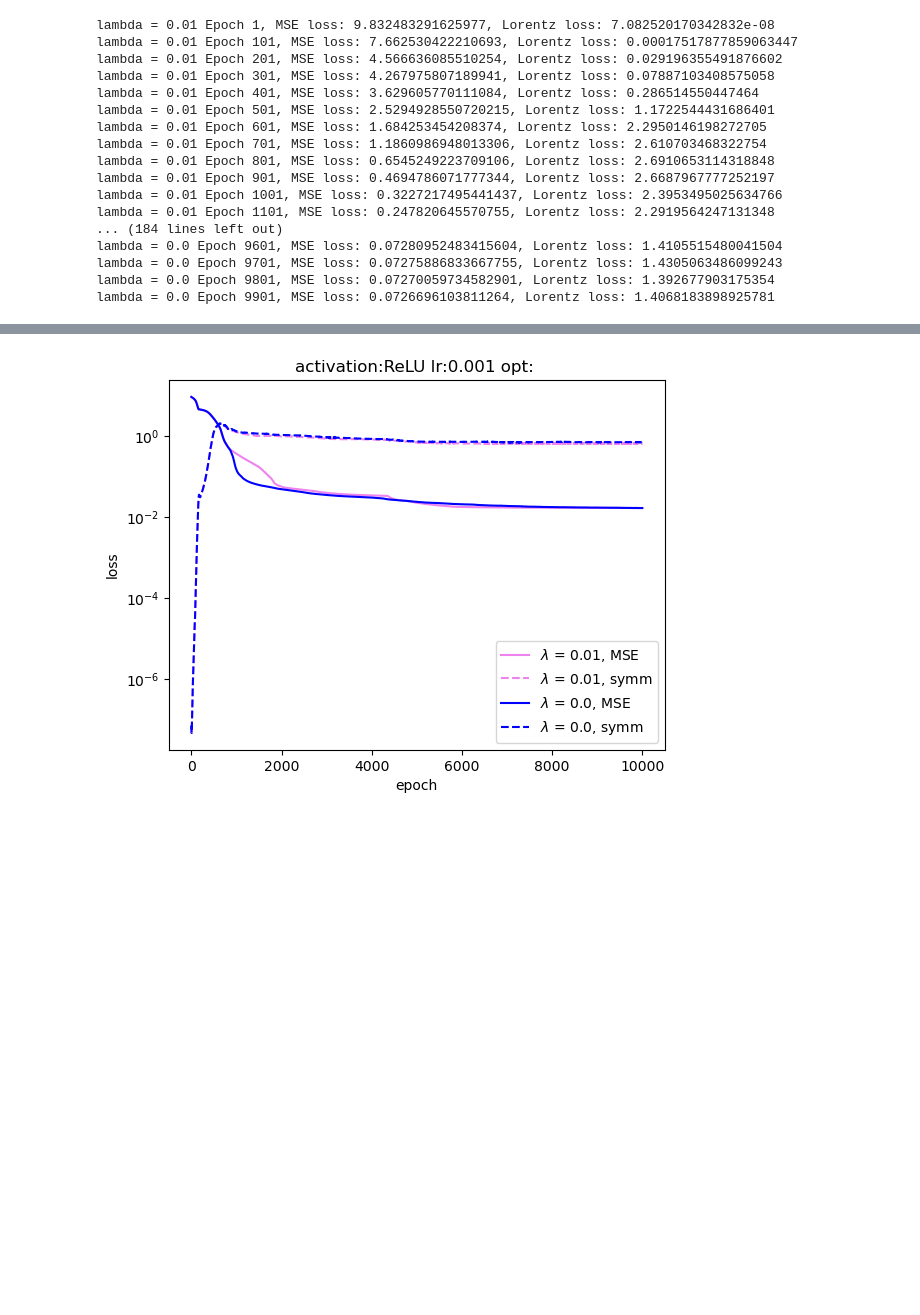
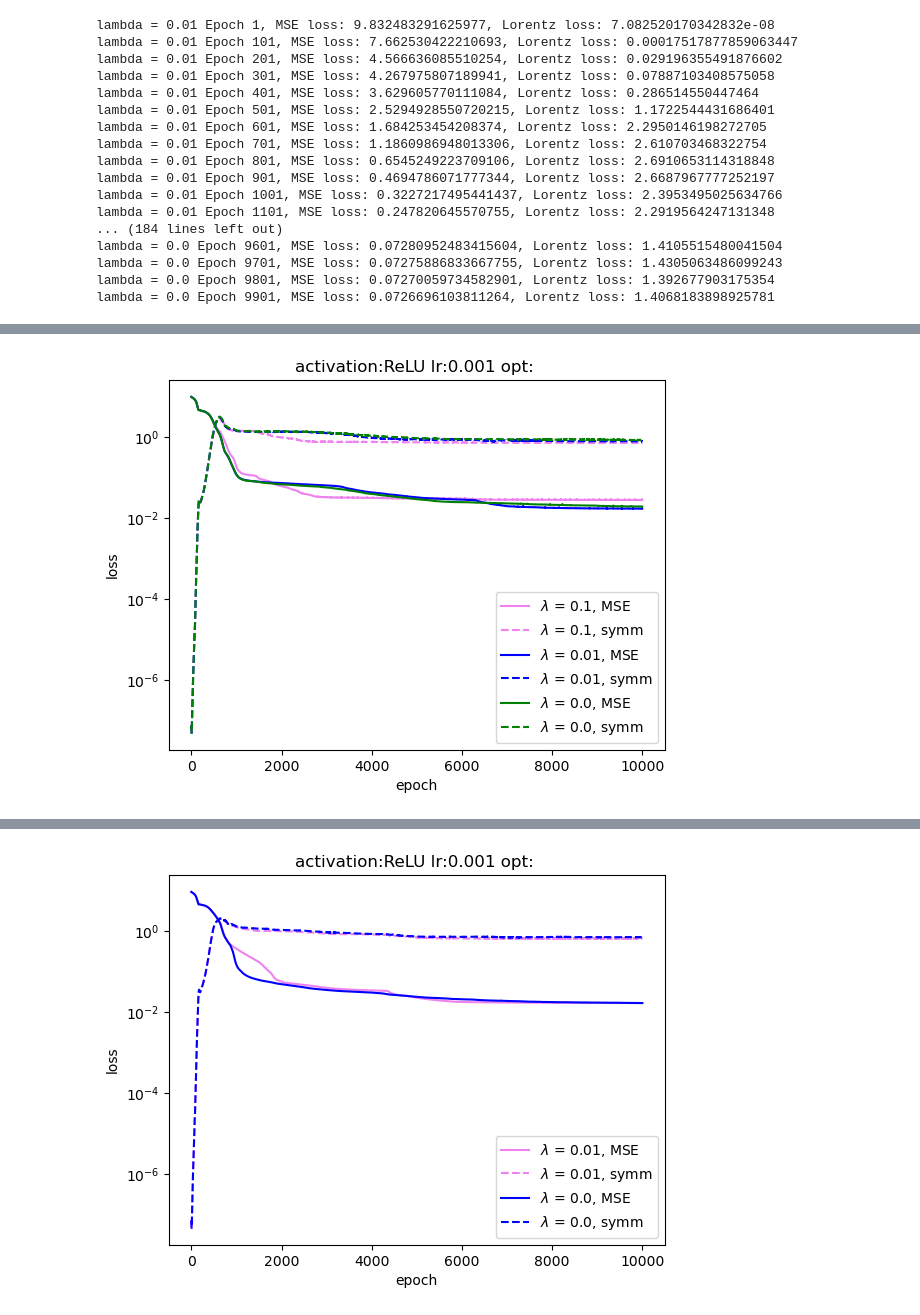
Before and after one commit to Nadav-out/SymLoss, a Jupyter notebook: Inbar/Lorentz_symm_defs.ipynb, the cells around one changed output, grey strips where cells are left out. Cells and saved outputs as stored; diff of their text form; code cells hidden in the pictures; blank space fills up the shorter version.

```diff
--- a/Inbar/Lorentz_symm_defs.ipynb
+++ b/Inbar/Lorentz_symm_defs.ipynb
@@ -533,0 +539,4 @@ UnicodeDecodeError: 'utf-8' codec can't decode byte 0x80 in position 0: invalid
+# %%
+anet_check_small.plot_losses()
+# %% [output]
+[figure, added]
```
Also changed, not shown: parts of 8 cells of this notebook.
